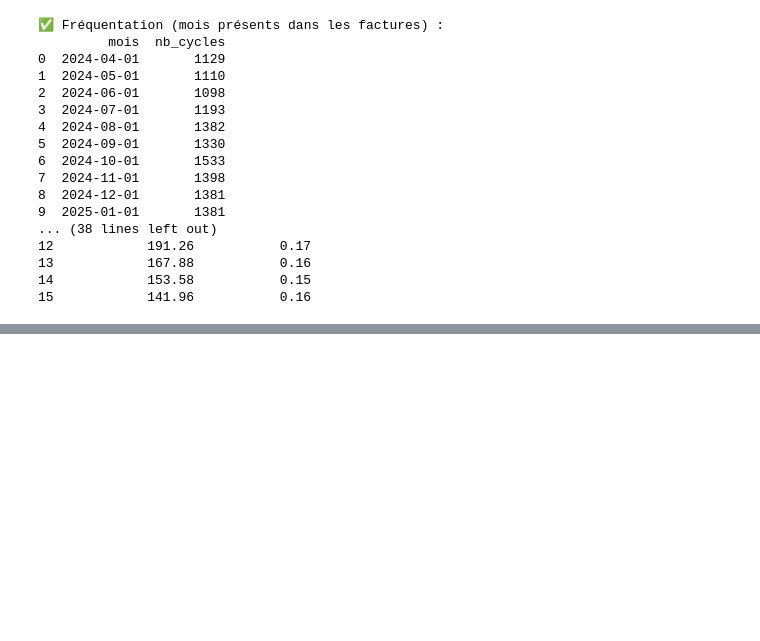
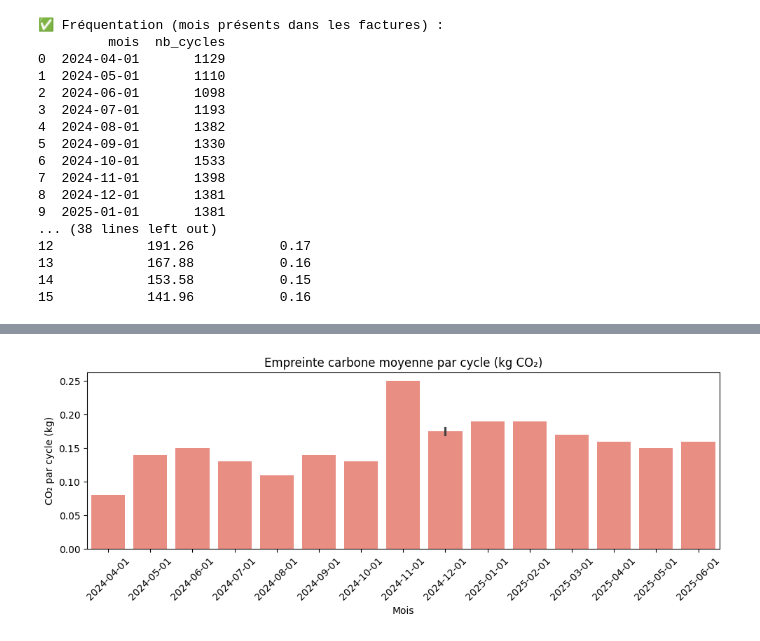
Before and after one commit to Khouloud-HAMMAMI/smart-laundry-data-engineering, a Jupyter notebook: notebooks/exploration.ipynb, the cells around one changed output, grey strips where cells are left out. Cells and saved outputs as stored; diff of their text form; code cells hidden in the pictures; blank space fills up the shorter version.

```diff
--- a/notebooks/exploration.ipynb
+++ b/notebooks/exploration.ipynb
@@ -563,0 +590,12 @@ print(df_global)
+# %%
+# Zoom sur CO₂ par cycle
+plt.figure(figsize=(10, 4))
+sns.barplot(x="mois", y="CO2_par_cycle", data=df_global, color="salmon")
+plt.xticks(rotation=45)
+plt.title("Empreinte carbone moyenne par cycle (kg CO₂)")
+plt.xlabel("Mois")
+plt.ylabel("CO₂ par cycle (kg)")
+plt.tight_layout()
+plt.show()
+# %% [output]
+[figure, added]
```
Also changed, not shown: parts of 18 cells of this notebook, 3 other files.
